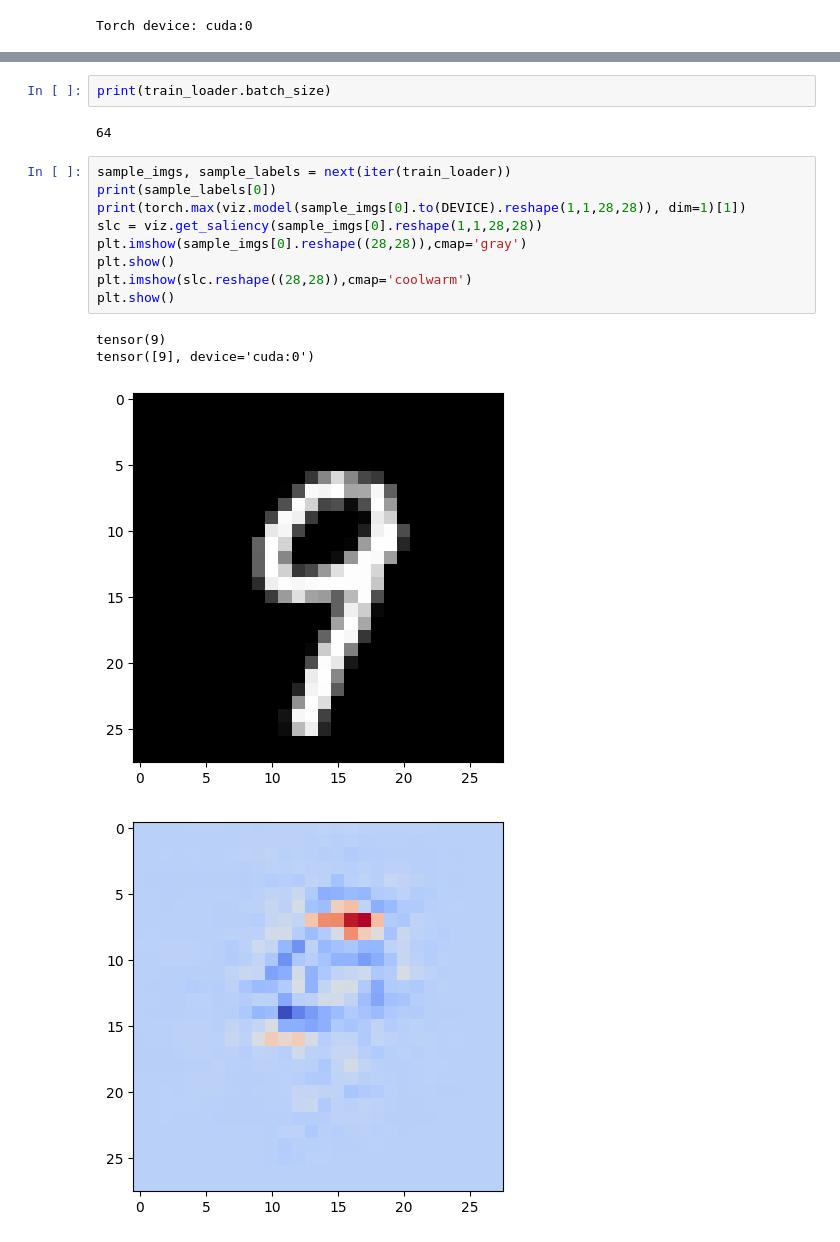
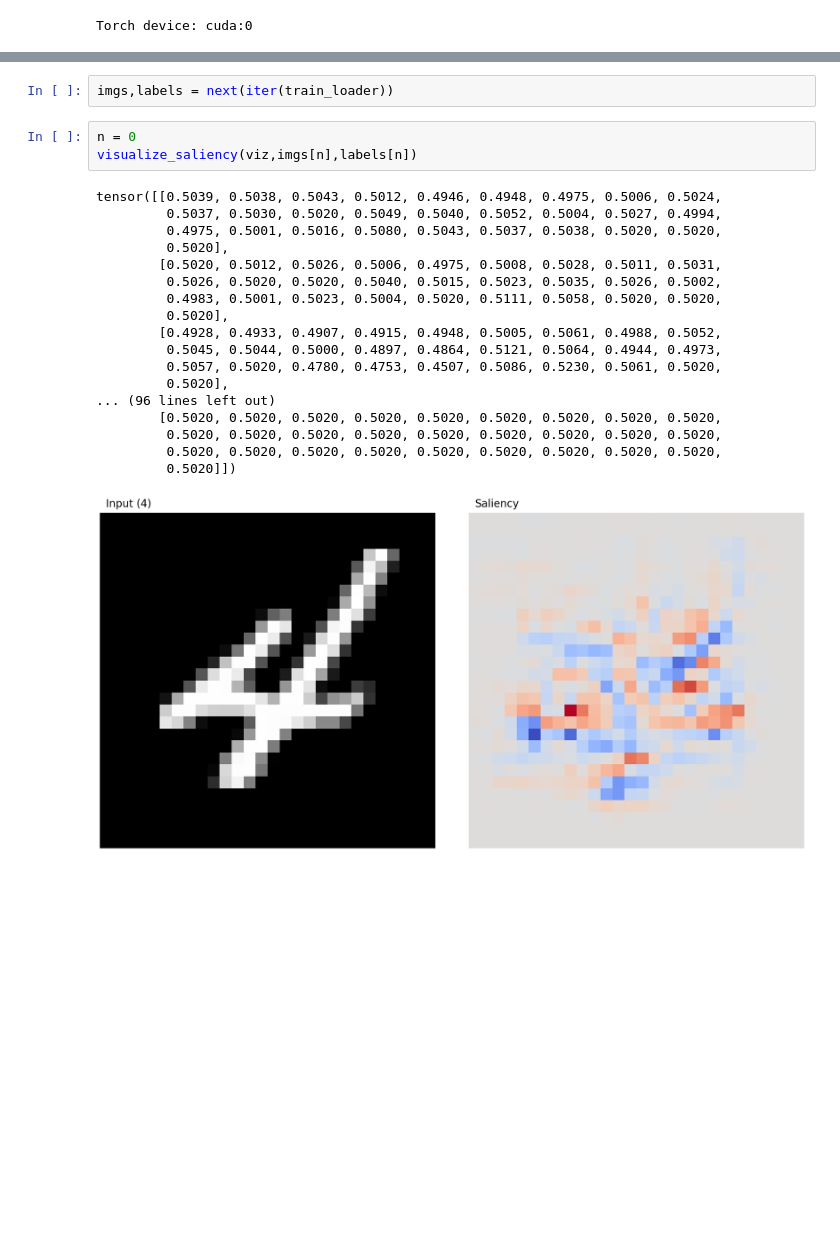
Before and after one commit to seankoneill/cv-interp-demo, a Jupyter notebook: cnn.ipynb, the cells around one changed output, grey strips where cells are left out. Drawn from its saved outputs; the diff is of its cells as text; blank space fills up the shorter version.

Commit message:
CNN saliency update

```diff
--- a/cnn.ipynb
+++ b/cnn.ipynb
@@ -56,18 +56,24 @@ Torch device: cuda:0
-# %%
-print(train_loader.batch_size)
-# %% [output]
-64
-# %%
-sample_imgs, sample_labels = next(iter(train_loader))
-print(sample_labels[0])
-print(torch.max(viz.model(sample_imgs[0].to(DEVICE).reshape(1,1,28,28)), dim=1)[1])
-slc = viz.get_saliency(sample_imgs[0].reshape(1,1,28,28))
-plt.imshow(sample_imgs[0].reshape((28,28)),cmap='gray')
-plt.show()
-plt.imshow(slc.reshape((28,28)),cmap='coolwarm')
-plt.show()
-# %% [output]
-tensor(9)
-tensor([9], device='cuda:0')
-[figure, removed]
-[figure, removed]
+# %%
+imgs,labels = next(iter(train_loader))
+# %%
+n = 0
+visualize_saliency(viz,imgs[n],labels[n])
+# %% [output]
+tensor([[0.5039, 0.5038, 0.5043, 0.5012, 0.4946, 0.4948, 0.4975, 0.5006, 0.5024,
+         0.5037, 0.5030, 0.5020, 0.5049, 0.5040, 0.5052, 0.5004, 0.5027, 0.4994,
+         0.4975, 0.5001, 0.5016, 0.5080, 0.5043, 0.5037, 0.5038, 0.5020, 0.5020,
+         0.5020],
+        [0.5020, 0.5012, 0.5026, 0.5006, 0.4975, 0.5008, 0.5028, 0.5011, 0.5031,
+         0.5026, 0.5020, 0.5020, 0.5040, 0.5015, 0.5023, 0.5035, 0.5026, 0.5002,
+         0.4983, 0.5001, 0.5023, 0.5004, 0.5020, 0.5111, 0.5058, 0.5020, 0.5020,
+         0.5020],
+        [0.4928, 0.4933, 0.4907, 0.4915, 0.4948, 0.5005, 0.5061, 0.4988, 0.5052,
+         0.5045, 0.5044, 0.5000, 0.4897, 0.4864, 0.5121, 0.5064, 0.4944, 0.4973,
+         0.5057, 0.5020, 0.4780, 0.4753, 0.4507, 0.5086, 0.5230, 0.5061, 0.5020,
+         0.5020],
+... (96 lines left out)
+        [0.5020, 0.5020, 0.5020, 0.5020, 0.5020, 0.5020, 0.5020, 0.5020, 0.5020,
+         0.5020, 0.5020, 0.5020, 0.5020, 0.5020, 0.5020, 0.5020, 0.5020, 0.5020,
+         0.5020, 0.5020, 0.5020, 0.5020, 0.5020, 0.5020, 0.5020, 0.5020, 0.5020,
+         0.5020]])
+[figure, added]
```
Also changed, not shown: parts of 6 cells of this notebook, 1 other file.
